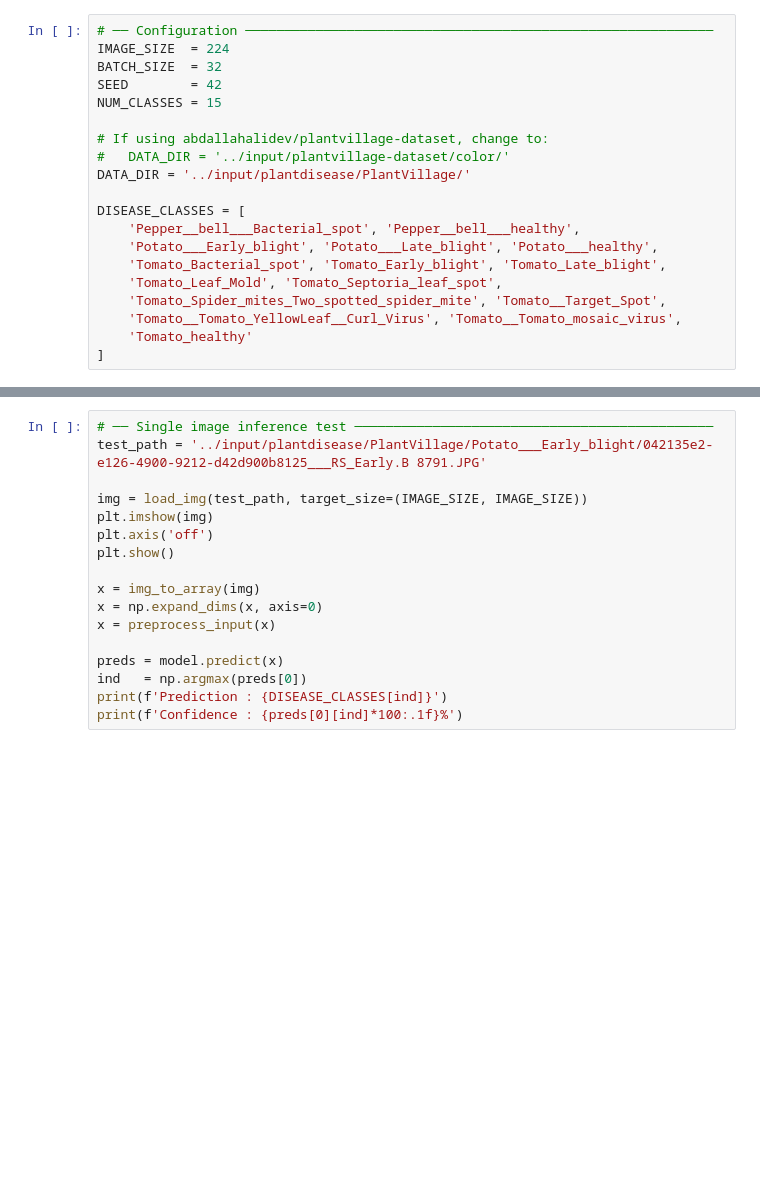
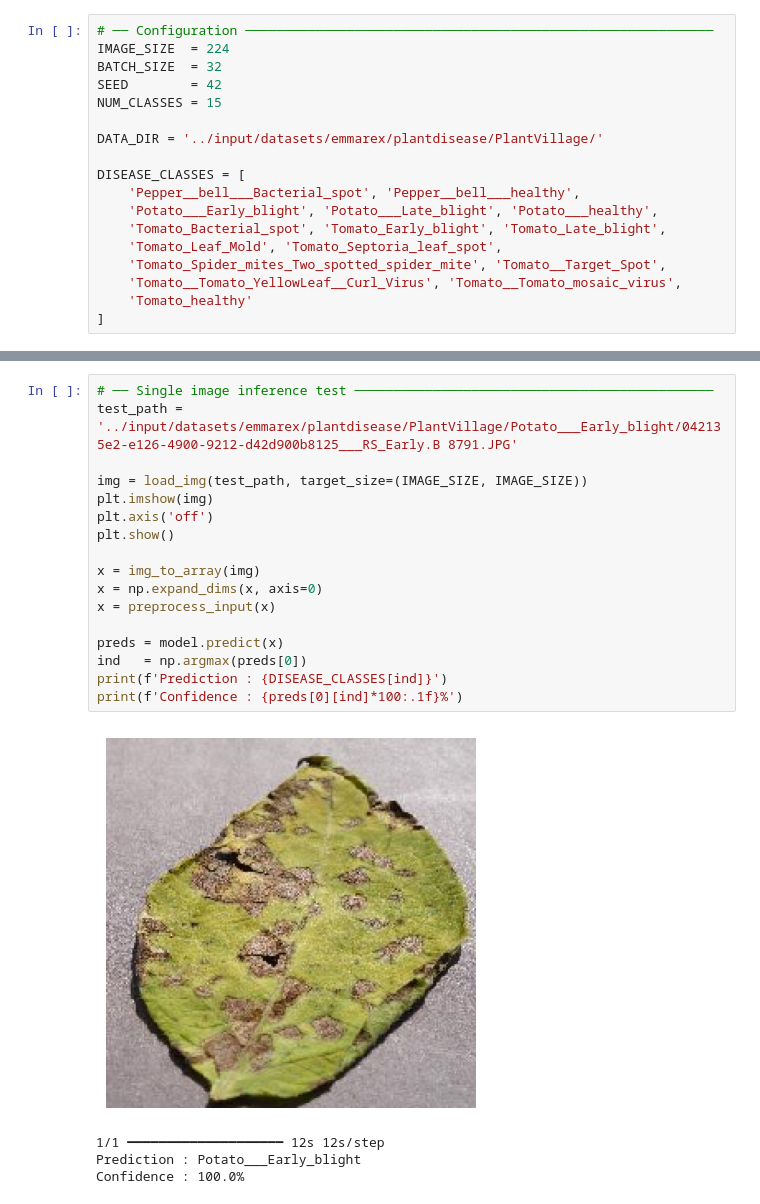
Before and after one commit to AswinSivadas2002/Plant-Disease-Detection, a Jupyter notebook: plant-village.ipynb, the cells around one changed output, grey strips where cells are left out. Drawn from its saved outputs; the diff is of its cells as text; blank space fills up the shorter version.

```diff
--- a/plant-village.ipynb
+++ b/plant-village.ipynb
@@ -27,9 +39,7 @@ BATCH_SIZE  = 32
 SEED        = 42
 NUM_CLASSES = 15
 
-# If using abdallahalidev/plantvillage-dataset, change to:
-#   DATA_DIR = '../input/plantvillage-dataset/color/'
-DATA_DIR = '../input/plantdisease/PlantVillage/'
+DATA_DIR = '../input/datasets/emmarex/plantdisease/PlantVillage/'
 
 DISEASE_CLASSES = [
     'Pepper__bell___Bacterial_spot', 'Pepper__bell___healthy',
@@ -216,17 +340,22 @@ plt.show()
 # %%
 # ── Single image inference test ──────────────────────────────────────────────
-test_path = '../input/plantdisease/PlantVillage/Potato___Early_blight/042135e2-e126-4900-9212-d42d900b8125___RS_Early.B 8791.JPG'
+test_path = '../input/datasets/emmarex/plantdisease/PlantVillage/Potato___Early_blight/042135e2-e126-4900-9212-d42d900b8125___RS_Early.B 8791.JPG'
 
 img = load_img(test_path, target_size=(IMAGE_SIZE, IMAGE_SIZE))
 plt.imshow(img)
 plt.axis('off')
 plt.show()
 
 x = img_to_array(img)
 x = np.expand_dims(x, axis=0)
 x = preprocess_input(x)
 
 preds = model.predict(x)
 ind   = np.argmax(preds[0])
 print(f'Prediction : {DISEASE_CLASSES[ind]}')
 print(f'Confidence : {preds[0][ind]*100:.1f}%')
+# %% [output]
+[figure, added]
+1/1 ━━━━━━━━━━━━━━━━━━━━ 12s 12s/step
+Prediction : Potato___Early_blight
+Confidence : 100.0%
```
Also changed, not shown: parts of 11 cells of this notebook, 6 other files.
